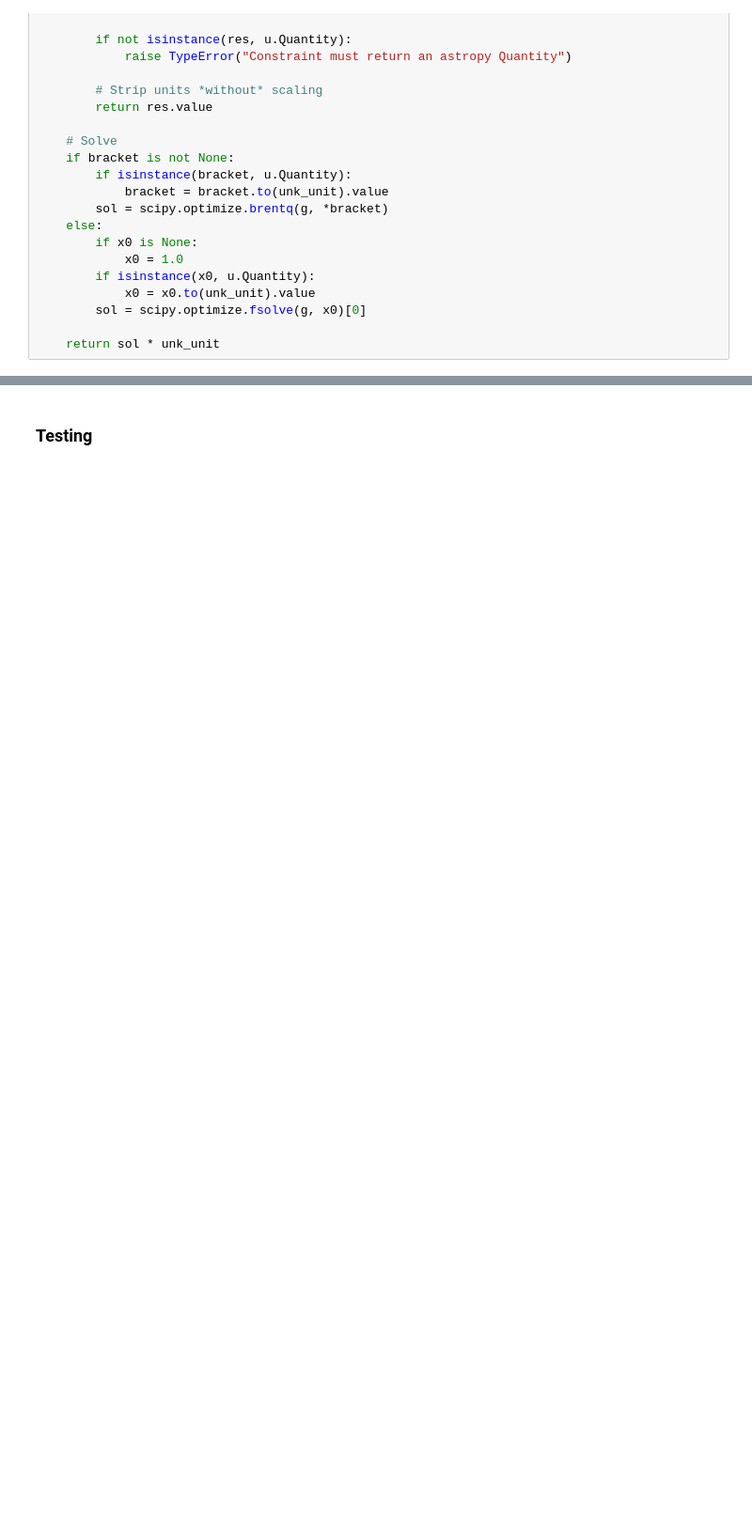
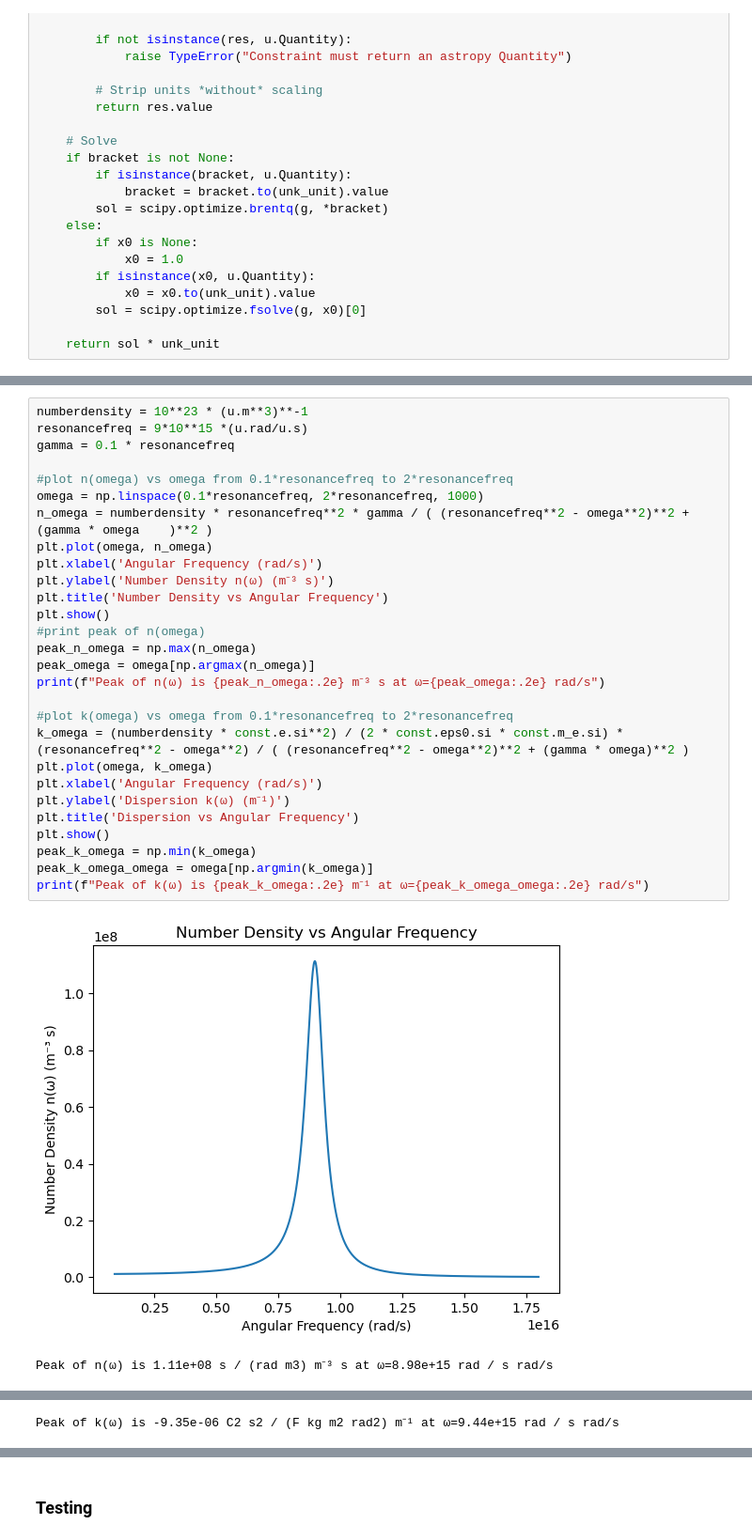
Before and after one commit to LatioAstro/Practice, a Jupyter notebook: AstroFunctions.ipynb, the cells around one changed output, grey strips where cells are left out. Shown at 94% size. Saved outputs shown, nothing was run; the diff lists cells and outputs as text; blank space fills up the shorter version.

```diff
--- a/AstroFunctions.ipynb
+++ b/AstroFunctions.ipynb
@@ -373,0 +635,31 @@ def spherical_volume(R):
+# %%
+numberdensity = 10**23 * (u.m**3)**-1
+resonancefreq = 9*10**15 *(u.rad/u.s)
+gamma = 0.1 * resonancefreq
+
+#plot n(omega) vs omega from 0.1*resonancefreq to 2*resonancefreq
+omega = np.linspace(0.1*resonancefreq, 2*resonancefreq, 1000)
+n_omega = numberdensity * resonancefreq**2 * gamma / ( (resonancefreq**2 - omega**2)**2 + (gamma * omega    )**2 )
+plt.plot(omega, n_omega)
+plt.xlabel('Angular Frequency (rad/s)')
+plt.ylabel('Number Density n(ω) (m⁻³ s)')
+plt.title('Number Density vs Angular Frequency')
+plt.show()
+#print peak of n(omega)
+peak_n_omega = np.max(n_omega)
+peak_omega = omega[np.argmax(n_omega)]
+print(f"Peak of n(ω) is {peak_n_omega:.2e} m⁻³ s at ω={peak_omega:.2e} rad/s")
+
+#plot k(omega) vs omega from 0.1*resonancefreq to 2*resonancefreq
+k_omega = (numberdensity * const.e.si**2) / (2 * const.eps0.si * const.m_e.si) * (resonancefreq**2 - omega**2) / ( (resonancefreq**2 - omega**2)**2 + (gamma * omega)**2 )
+plt.plot(omega, k_omega)
+plt.xlabel('Angular Frequency (rad/s)')
+plt.ylabel('Dispersion k(ω) (m⁻¹)')
+plt.title('Dispersion vs Angular Frequency')
+plt.show()
+peak_k_omega = np.min(k_omega)
+peak_k_omega_omega = omega[np.argmin(k_omega)]
+print(f"Peak of k(ω) is {peak_k_omega:.2e} m⁻¹ at ω={peak_k_omega_omega:.2e} rad/s")
+# %% [output]
+[figure, added]
+Peak of n(ω) is 1.11e+08 s / (rad m3) m⁻³ s at ω=8.98e+15 rad / s rad/s
@@ -373,0 +667 @@ def spherical_volume(R):
+Peak of k(ω) is -9.35e-06 C2 s2 / (F kg m2 rad2) m⁻¹ at ω=9.44e+15 rad / s rad/s
```
Also changed, not shown: parts of 14 cells of this notebook, 18 other files.
